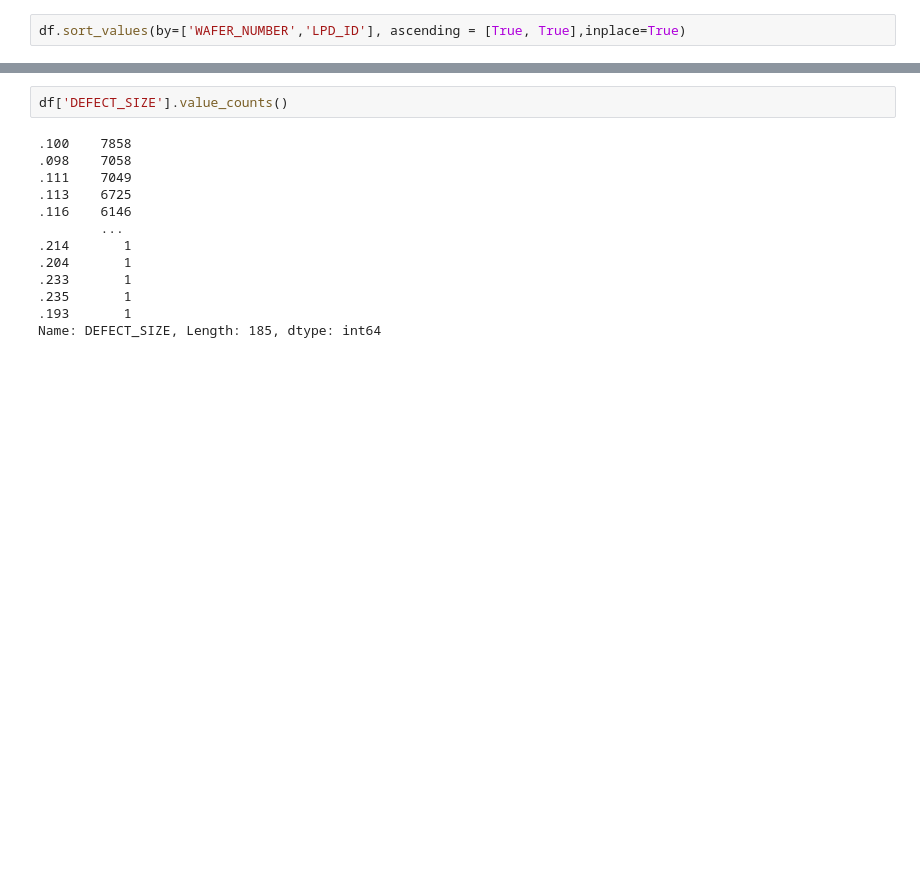
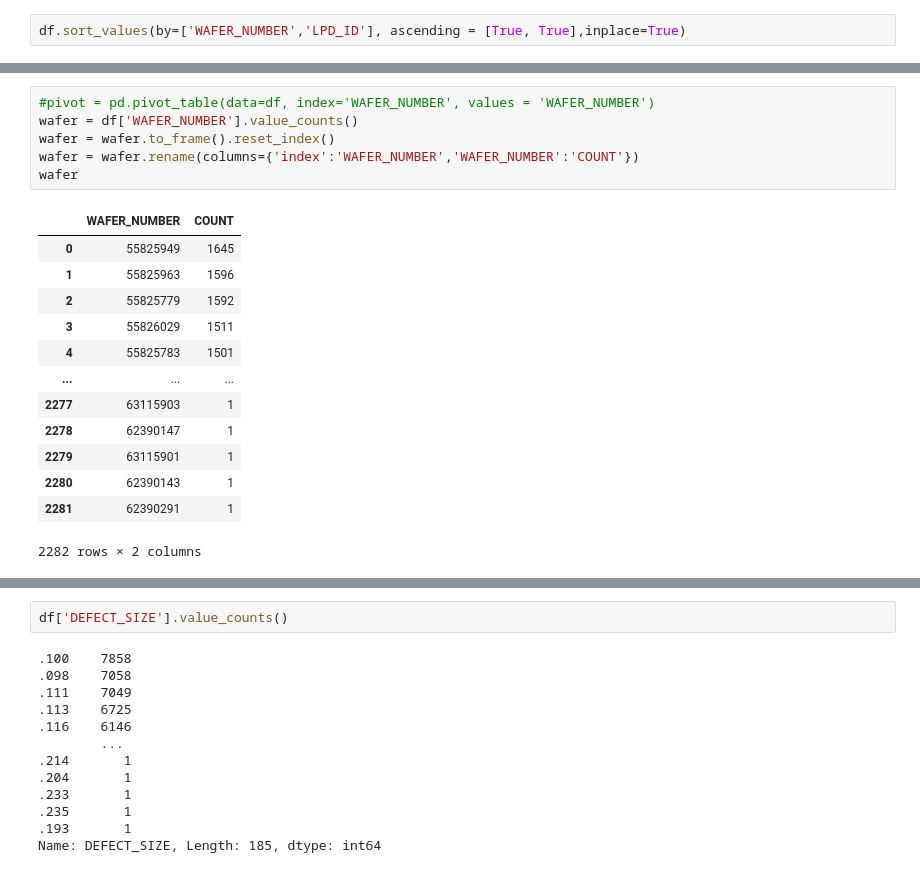
Before and after one commit to sumcousa/image_classification, a Jupyter notebook: EDA.ipynb, the cells around one changed output, grey strips where cells are left out. Drawn from its saved outputs; the diff is of its cells as text; blank space fills up the shorter version.

```diff
--- a/EDA.ipynb
+++ b/EDA.ipynb
@@ -82,0 +94,20 @@ Name: LPD_ID, dtype: int64
+# %%
+#pivot = pd.pivot_table(data=df, index='WAFER_NUMBER', values = 'WAFER_NUMBER')
+wafer = df['WAFER_NUMBER'].value_counts()
+wafer = wafer.to_frame().reset_index()
+wafer = wafer.rename(columns={'index':'WAFER_NUMBER','WAFER_NUMBER':'COUNT'})
+wafer
+# %% [output]
+|  | WAFER_NUMBER | COUNT |
+| 0 | 55825949 | 1645 |
+| 1 | 55825963 | 1596 |
+| 2 | 55825779 | 1592 |
+| 3 | 55826029 | 1511 |
+| 4 | 55825783 | 1501 |
+| ... | ... | ... |
+| 2277 | 63115903 | 1 |
+| 2278 | 62390147 | 1 |
+| 2279 | 63115901 | 1 |
+| 2280 | 62390143 | 1 |
+| 2281 | 62390291 | 1 |
+2282 rows × 2 columns
```
Also changed, not shown: parts of 10 cells of this notebook.
